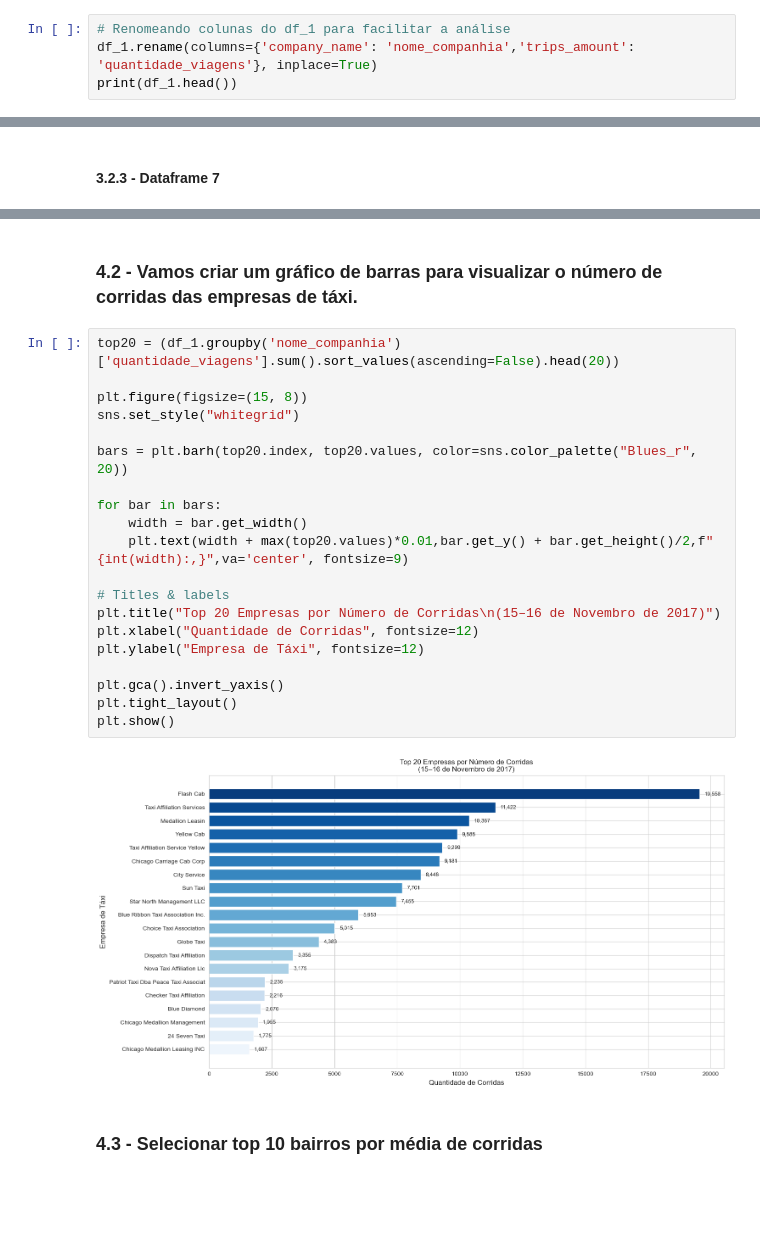
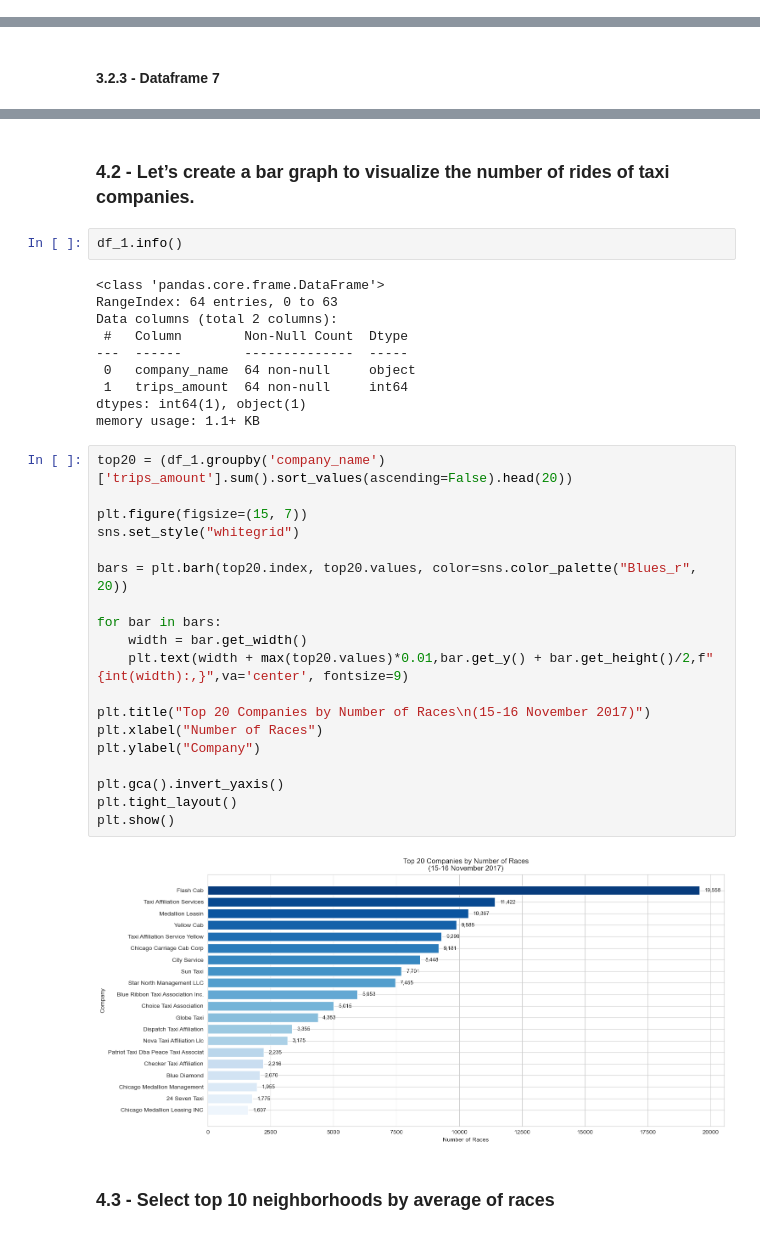
Before and after one commit to guilhermen29/Projeto-Zuber, a Jupyter notebook: notebook/notebook.ipynb, the cells around one changed output, grey strips where cells are left out. Cells and saved outputs as stored; diff of their text form; blank space fills up the shorter version.

```diff
--- a/notebook/notebook.ipynb
+++ b/notebook/notebook.ipynb
@@ -63,7 +64,3 @@ Data columns (total 2 columns):
 dtypes: int64(1), object(1)
 memory usage: 1.1+ KB
 None
-# %%
-# Renomeando colunas do df_1 para facilitar a análise
-df_1.rename(columns={'company_name': 'nome_companhia','trips_amount': 'quantidade_viagens'}, inplace=True)
-print(df_1.head())
@@ -185,29 +137,40 @@ Top 10 bairros por média de viagens
 | 7 | Museum Campus | 1510.00 |
 | 8 | Gold Coast | 1364.23 |
 | 9 | Sheffield & DePaul | 1259.77 |
-# %% [markdown]
-### 4.2 - Vamos criar um gráfico de barras para visualizar o número de corridas das empresas de táxi.
+# %% [markdown]
+### 4.2 - Let’s create a bar graph to visualize the number of rides of taxi companies.
+# %%
+df_1.info()
+# %% [output]
+<class 'pandas.core.frame.DataFrame'>
+RangeIndex: 64 entries, 0 to 63
+Data columns (total 2 columns):
+ #   Column        Non-Null Count  Dtype
+---  ------        --------------  -----
+ 0   company_name  64 non-null     object
+ 1   trips_amount  64 non-null     int64
+dtypes: int64(1), object(1)
+memory usage: 1.1+ KB
 # %%
-top20 = (df_1.groupby('nome_companhia')['quantidade_viagens'].sum().sort_values(ascending=False).head(20))
+top20 = (df_1.groupby('company_name')['trips_amount'].sum().sort_values(ascending=False).head(20))
 
-plt.figure(figsize=(15, 8))
+plt.figure(figsize=(15, 7))
 sns.set_style("whitegrid")
 
 bars = plt.barh(top20.index, top20.values, color=sns.color_palette("Blues_r", 20))
 
 for bar in bars:
     width = bar.get_width()
     plt.text(width + max(top20.values)*0.01,bar.get_y() + bar.get_height()/2,f"{int(width):,}",va='center', fontsize=9)
 
-# Titles & labels
-plt.title("Top 20 Empresas por Número de Corridas\n(15–16 de Novembro de 2017)")
-plt.xlabel("Quantidade de Corridas", fontsize=12)
-plt.ylabel("Empresa de Táxi", fontsize=12)
+plt.title("Top 20 Companies by Number of Races\n(15-16 November 2017)")
+plt.xlabel("Number of Races")
+plt.ylabel("Company")
 
 plt.gca().invert_yaxis()
 plt.tight_layout()
 plt.show()
 # %% [output]
-[figure, old version]
+[figure, new version]
 # %% [markdown]
-### 4.3 - Selecionar top 10 bairros por média de corridas
+### 4.3 - Select top 10 neighborhoods by average of races
```
Also changed, not shown: parts of 35 cells of this notebook.
